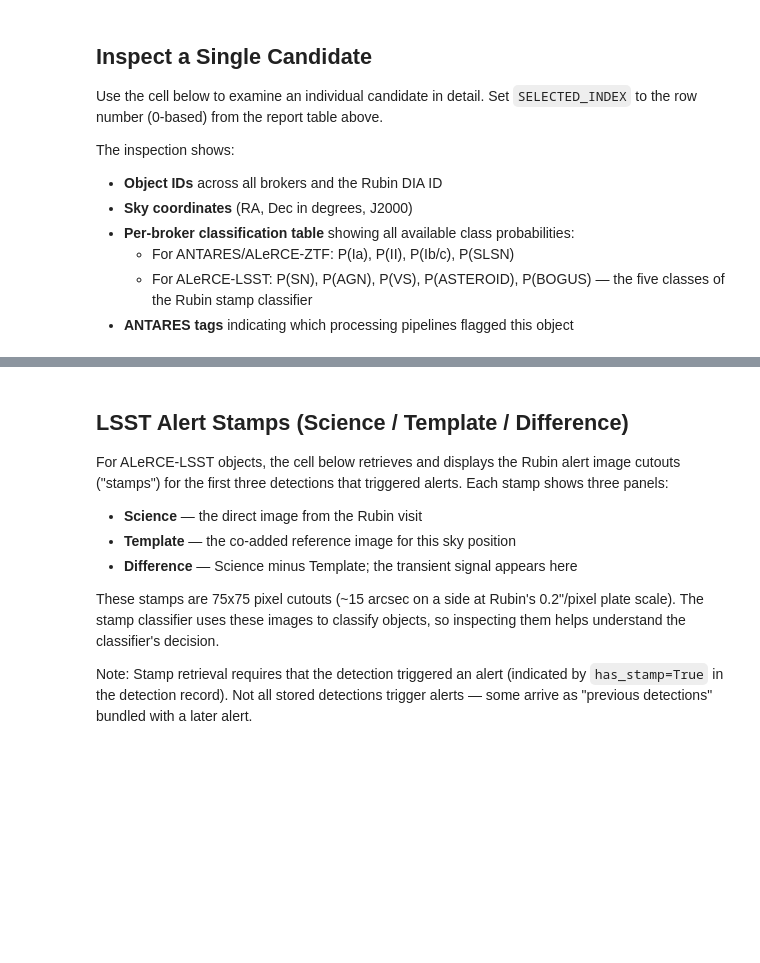
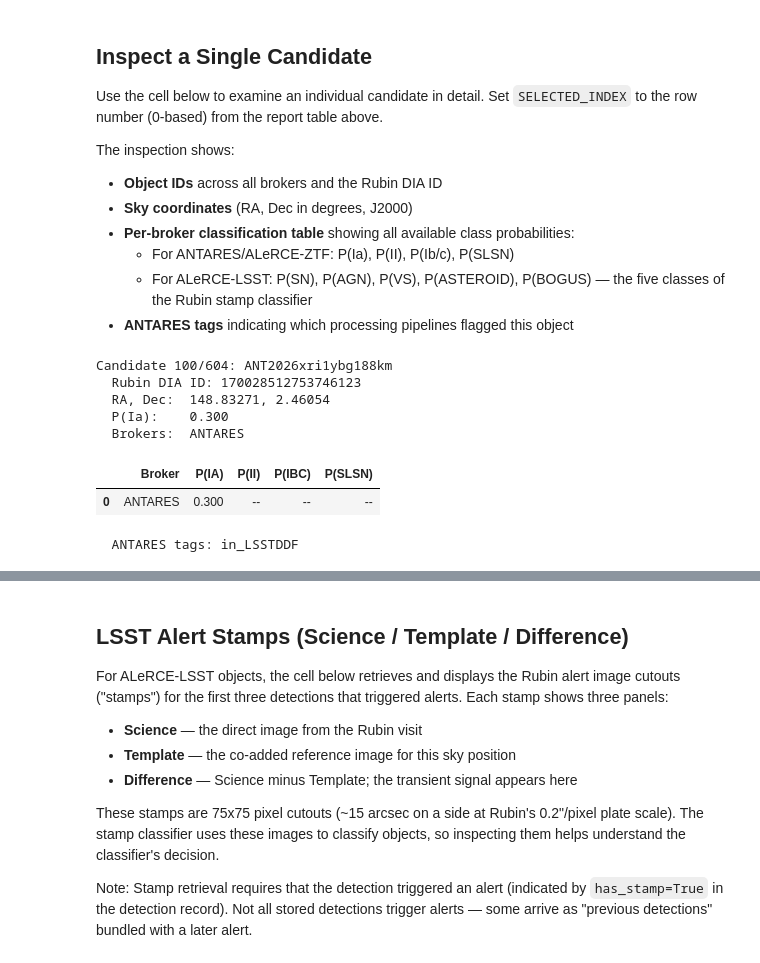
Before and after one commit to akumgill/RubinAlerts, a Jupyter notebook: notebooks/supernova_monitor.ipynb, the cells around one changed output, grey strips where cells are left out. Drawn from its saved outputs; the diff is of its cells as text; code cells hidden in the pictures; blank space fills up the shorter version.

```diff
--- a/notebooks/supernova_monitor.ipynb
+++ b/notebooks/supernova_monitor.ipynb
@@ -504,49 +638,71 @@ The inspection shows:
 # %%
 SELECTED_INDEX = 100
 
 if candidates is not None and len(candidates) > 0:
     c = candidates.iloc[SELECTED_INDEX]
-    oid = c.get('object_id_ALeRCE-LSST') or c.get('object_id_ANTARES') or c.get('object_id_ALeRCE') or '?'
-    rubin_id = c.get('rubin_dia_object_id', '')
+    oid = (
+        c.get("object_id_ALeRCE-LSST")
+        or c.get("object_id_ANTARES")
+        or c.get("object_id_ALeRCE")
+        or "?"
+    )
+    rubin_id = c.get("rubin_dia_object_id", "")
 
     print(f"Candidate {SELECTED_INDEX}/{len(candidates)-1}: {oid}")
     if rubin_id:
         print(f"  Rubin DIA ID: {rubin_id}")
     print(f"  RA, Dec:  {c['ra']:.5f}, {c['dec']:.5f}")
-    prob = c.get('mean_ia_prob')
+    prob = c.get("mean_ia_prob")
     print(f"  P(Ia):    {prob:.3f}" if pd.notna(prob) else "  P(Ia):    N/A")
     print(f"  Brokers:  {c.get('brokers_detected', 'N/A')}")
 
     # Per-broker classification table
-    broker_names = c.get('broker_names', [])
+    broker_names = c.get("broker_names", [])
     if isinstance(broker_names, str):
-        broker_names = [b.strip() for b in broker_names.split(',')]
+        broker_names = [b.strip() for b in broker_names.split(",")]
     tbl = []
     for bk in broker_names:
-        row = {'Broker': bk}
-        if bk == 'ALeRCE-LSST':
+        row = {"Broker": bk}
+        if bk == "ALeRCE-LSST":
             # LSST stamp classifier: SN/AGN/VS/asteroid/bogus
-            for cls in ['sn', 'agn', 'vs', 'asteroid', 'bogus']:
-                col = f'classification_{bk}_{cls}_prob' if cls != 'sn' else f'classification_{bk}_ia_prob'
-                row[f'P({cls.upper()})'] = (
-                    f'{float(c[col]):.3f}' if col in c.index and pd.notna(c[col]) else '--'
+            for cls in ["sn", "agn", "vs", "asteroid", "bogus"]:
+                col = (
+                    f"classification_{bk}_{cls}_prob"
+                    if cls != "sn"
+                    else f"classification_{bk}_ia_prob"
+                )
+                row[f"P({cls.upper()})"] = (
+                    f"{float(c[col]):.3f}"
+                    if col in c.index and pd.notna(c[col])
+                    else "--"
                 )
         else:
-            for sn in ['ia', 'ii', 'ibc', 'slsn']:
-                col = f'classification_{bk}_{sn}_prob'
-                row[f'P({sn.upper()})'] = (
-                    f'{float(c[col]):.3f}' if col in c.index and pd.notna(c[col]) else '--'
+            for sn in ["ia", "ii", "ibc", "slsn"]:
+                col = f"classification_{bk}_{sn}_prob"
+                row[f"P({sn.upper()})"] = (
+                    f"{float(c[col]):.3f}"
+                    if col in c.index and pd.notna(c[col])
+                    else "--"
                 )
         tbl.append(row)
     if tbl:
         print()
-        display(pd.DataFrame(tbl).fillna('--'))
+        display(pd.DataFrame(tbl).fillna("--"))
 
-    tags = c.get('tags_ANTARES')
+    tags = c.get("tags_ANTARES")
     if tags:
         print(f"  ANTARES tags: {tags}")
 else:
     print("No candidates available")
+# %% [output]
+Candidate 100/604: ANT2026xri1ybg188km
+  Rubin DIA ID: 170028512753746123
+  RA, Dec:  148.83271, 2.46054
+  P(Ia):    0.300
+  Brokers:  ANTARES
+|  | Broker | P(IA) | P(II) | P(IBC) | P(SLSN) |
+| 0 | ANTARES | 0.300 | -- | -- | -- |
+  ANTARES tags: in_LSSTDDF
 # %%
 if candidates is not None and len(candidates) > 0:
     c = candidates.iloc[SELECTED_INDEX]
```
Also changed, not shown: parts of 23 cells of this notebook, 14 other files.
